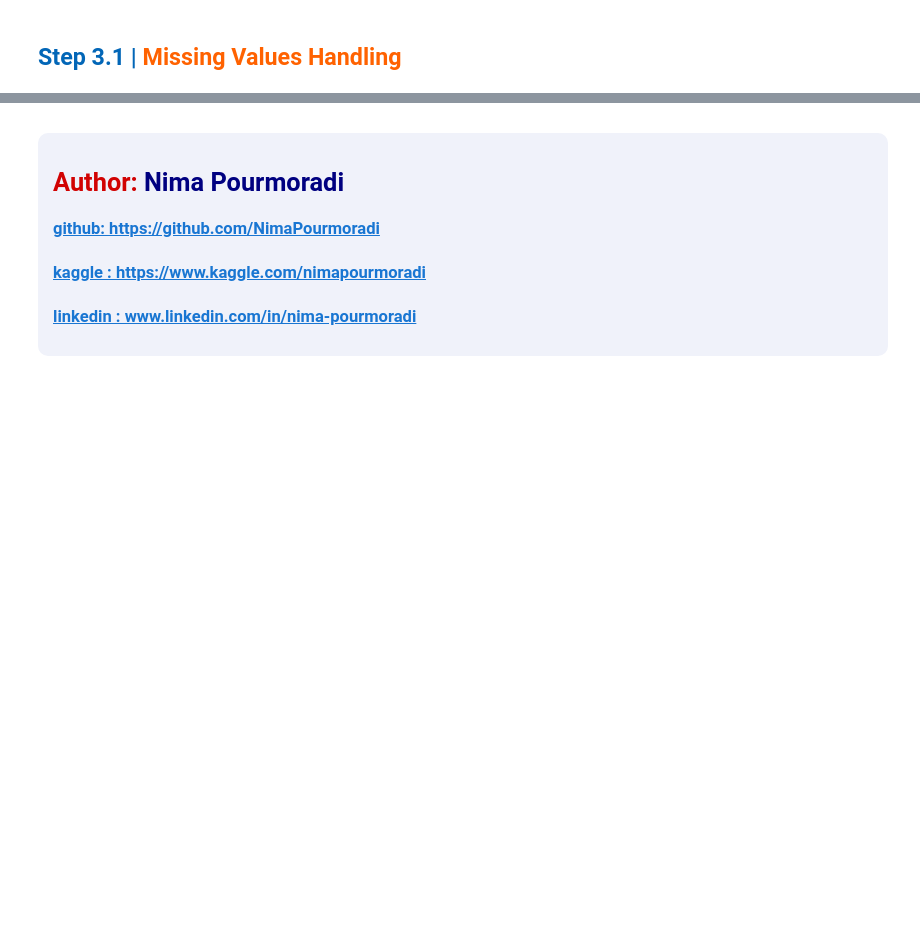
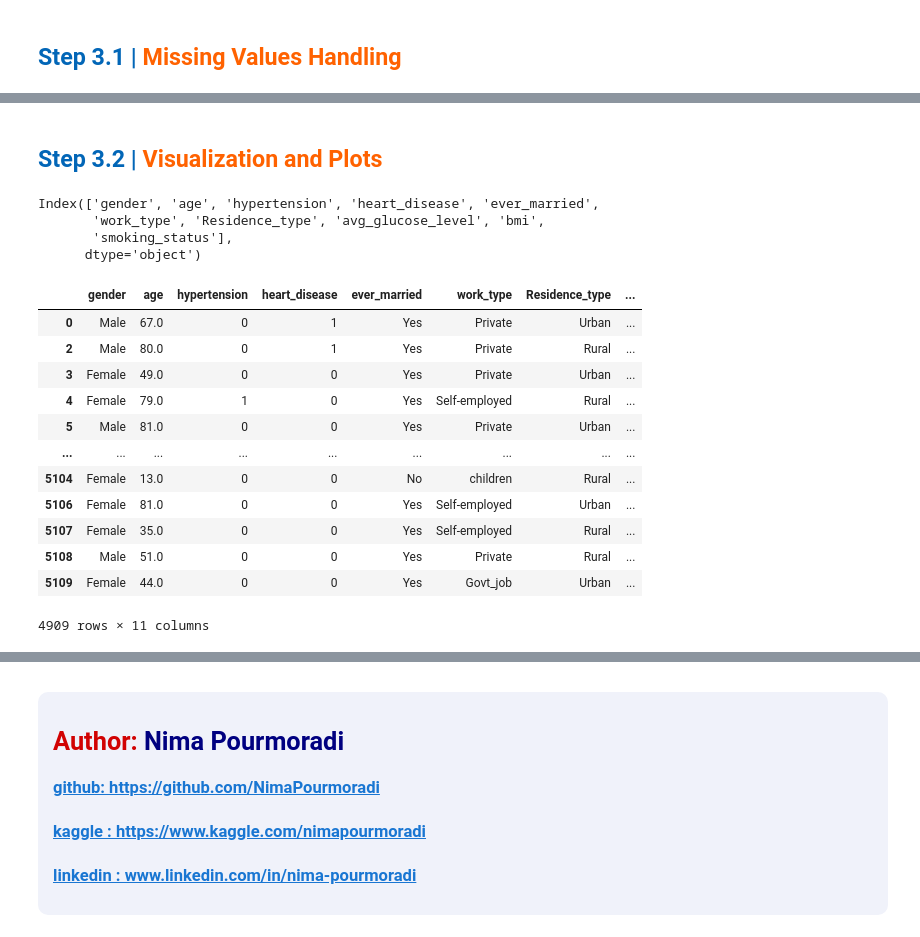
Before and after one commit to NimaPourmoradi/Healthcare_Dataset_Stroke_Data, a Jupyter notebook: Healthcare_Dataset_Stroke_Data.ipynb, the cells around one changed output, grey strips where cells are left out. Cells and saved outputs as stored; diff of their text form; code cells hidden in the pictures; blank space fills up the shorter version.

```diff
--- a/Healthcare_Dataset_Stroke_Data.ipynb
+++ b/Healthcare_Dataset_Stroke_Data.ipynb
@@ -164,0 +191,11 @@ round(data.describe(include='all'), 2)
+# %% [markdown]
+<a id="missing"></a>
+<h2><b><span style="color:#0266b7">Step 3.2 | </span><span style="color:#ff6200">Visualization and Plots</span></b></h2>
+# %%
+cols = data.columns[:-1]
+cols
+# %% [output]
+Index(['gender', 'age', 'hypertension', 'heart_disease', 'ever_married',
+       'work_type', 'Residence_type', 'avg_glucose_level', 'bmi',
+       'smoking_status'],
+      dtype='object')
@@ -164,0 +204,16 @@ round(data.describe(include='all'), 2)
+# %%
+data
+# %% [output]
+|  | gender | age | hypertension | heart_disease | ever_married | work_type | Residence_type | ... |
+| 0 | Male | 67.0 | 0 | 1 | Yes | Private | Urban | ... |
+| 2 | Male | 80.0 | 0 | 1 | Yes | Private | Rural | ... |
+| 3 | Female | 49.0 | 0 | 0 | Yes | Private | Urban | ... |
+| 4 | Female | 79.0 | 1 | 0 | Yes | Self-employed | Rural | ... |
+| 5 | Male | 81.0 | 0 | 0 | Yes | Private | Urban | ... |
+| ... | ... | ... | ... | ... | ... | ... | ... | ... |
+| 5104 | Female | 13.0 | 0 | 0 | No | children | Rural | ... |
+| 5106 | Female | 81.0 | 0 | 0 | Yes | Self-employed | Urban | ... |
+| 5107 | Female | 35.0 | 0 | 0 | Yes | Self-employed | Rural | ... |
+| 5108 | Male | 51.0 | 0 | 0 | Yes | Private | Rural | ... |
+| 5109 | Female | 44.0 | 0 | 0 | Yes | Govt_job | Urban | ... |
+4909 rows × 11 columns
```
Also changed, not shown: parts of 10 cells of this notebook.
